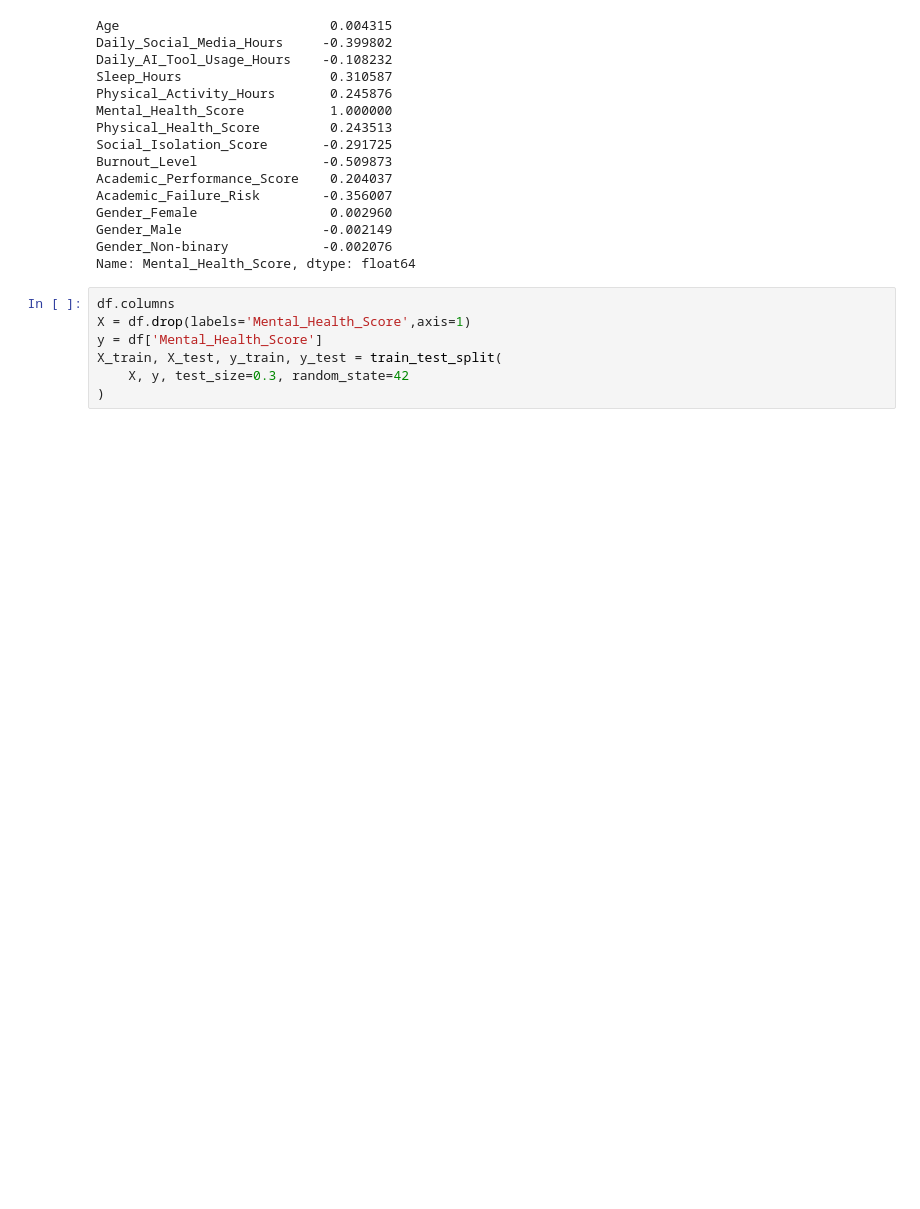
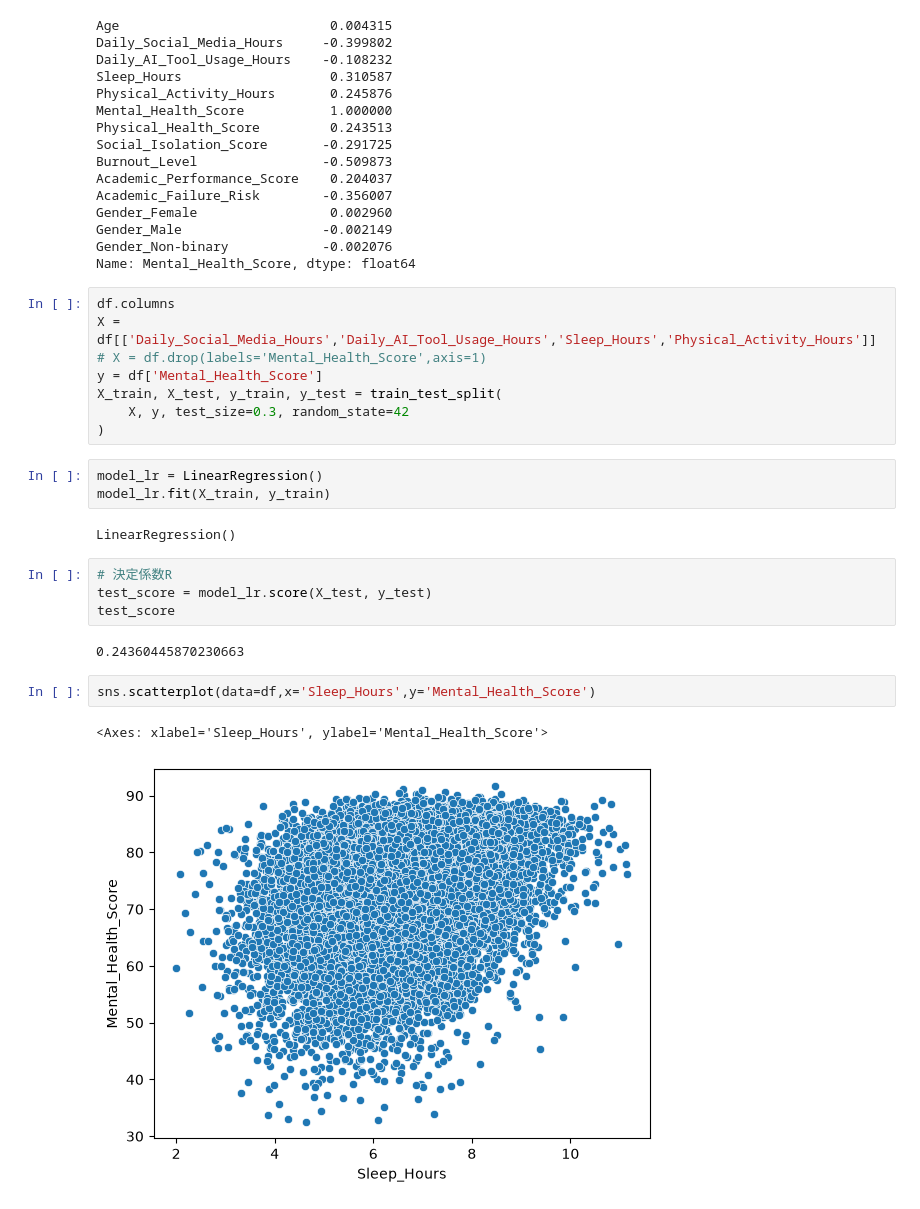
Before and after one commit to origamider/MooMet, a Jupyter notebook: ml/train.ipynb, the cells around one changed output. Cells and saved outputs as stored; diff of their text form; blank space fills up the shorter version.

```diff
--- a/ml/train.ipynb
+++ b/ml/train.ipynb
@@ -116,8 +118,25 @@ Gender_Non-binary            -0.002076
 Name: Mental_Health_Score, dtype: float64
 # %%
 df.columns
-X = df.drop(labels='Mental_Health_Score',axis=1)
+X = df[['Daily_Social_Media_Hours','Daily_AI_Tool_Usage_Hours','Sleep_Hours','Physical_Activity_Hours']]
+# X = df.drop(labels='Mental_Health_Score',axis=1)
 y = df['Mental_Health_Score']
 X_train, X_test, y_train, y_test = train_test_split(
     X, y, test_size=0.3, random_state=42
 )
+# %%
+model_lr = LinearRegression()
+model_lr.fit(X_train, y_train)
+# %% [output]
+LinearRegression()
+# %%
+# 決定係数R
+test_score = model_lr.score(X_test, y_test)
+test_score
+# %% [output]
+0.24360445870230663
+# %%
+sns.scatterplot(data=df,x='Sleep_Hours',y='Mental_Health_Score')
+# %% [output]
+<Axes: xlabel='Sleep_Hours', ylabel='Mental_Health_Score'>
+[figure, added]
```
Also changed, not shown: parts of 7 cells of this notebook, 2 other files.
